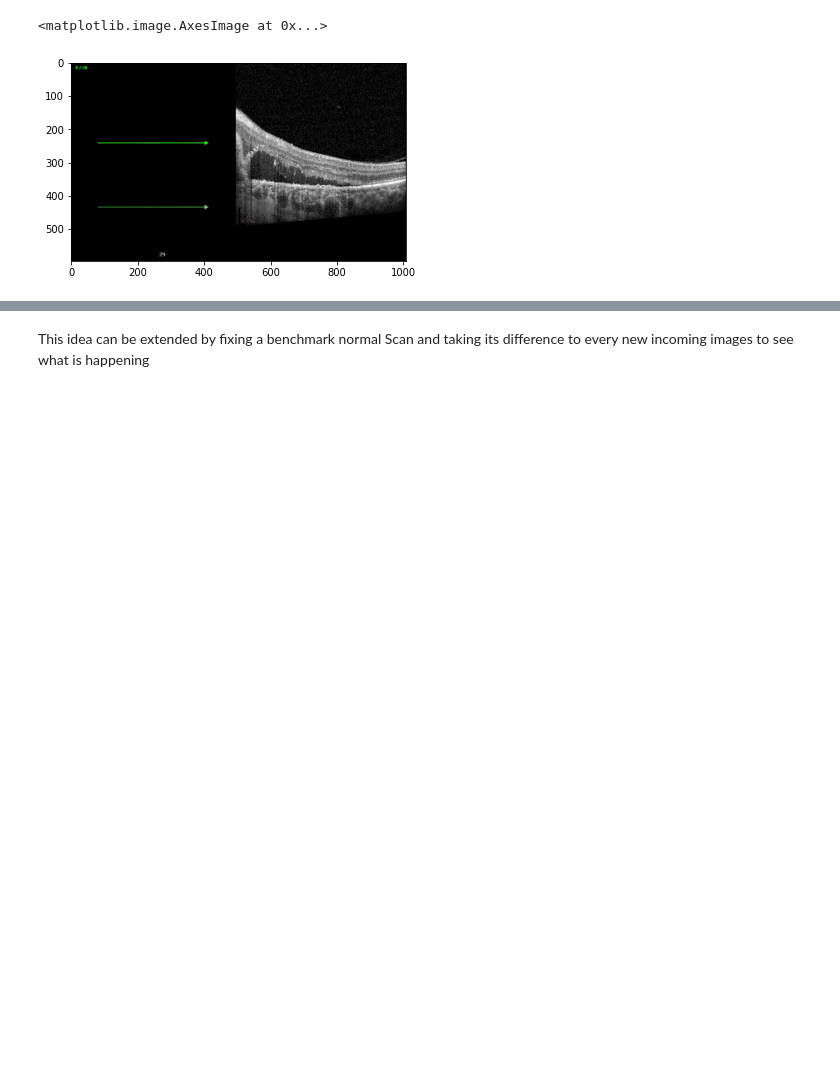
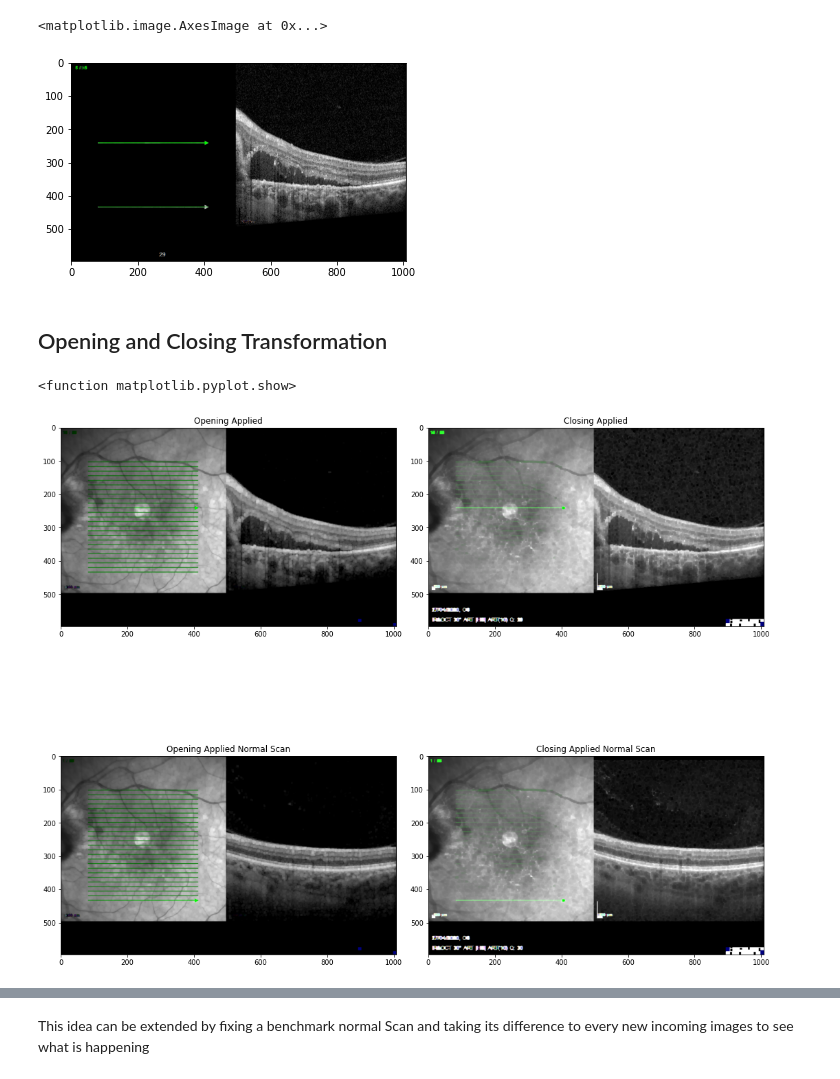
Before and after one commit to musman2012/imaging-research, a Jupyter notebook: OpenCV/WorkingwithOCTImages.ipynb, the cells around one changed output, grey strips where cells are left out. Saved outputs shown, nothing was run; the diff lists cells and outputs as text; code cells hidden in the pictures; blank space fills up the shorter version.

```diff
--- a/OpenCV/WorkingwithOCTImages.ipynb
+++ b/OpenCV/WorkingwithOCTImages.ipynb
@@ -116,3 +116,38 @@ plt.imshow(scan_diff(img, img_an))
 # %% [output]
 <matplotlib.image.AxesImage at 0x...>
 [figure]
+# %% [markdown]
+## Opening and Closing Transformation
+# %%
+kernel = np.ones((5,5),np.uint8)
+
+opening = cv.morphologyEx(img_an, cv.MORPH_OPEN, kernel)
+closing = cv.morphologyEx(img_an, cv.MORPH_CLOSE, kernel)
+
+opening_n = cv.morphologyEx(img, cv.MORPH_OPEN, kernel)
+closing_n = cv.morphologyEx(img, cv.MORPH_CLOSE, kernel)
+
+fig = plt.figure(figsize=(15, 15))
+plt1 = plt.subplot(221)
+plt.imshow(opening)
+
+plt2 = plt.subplot(222)
+plt.imshow(closing)
+
+plt3 = plt.subplot(223)
+plt.imshow(opening_n)
+
+plt4 = plt.subplot(224)
+plt.imshow(closing_n)
+
+plt1.title.set_text('Opening Applied')
+plt2.title.set_text('Closing Applied')
+
+plt3.title.set_text('Opening Applied Normal Scan')
+plt4.title.set_text('Closing Applied Normal Scan')
+
+plt.tight_layout()
+plt.show
+# %% [output]
+<function matplotlib.pyplot.show>
+[figure, added]
```
Also changed, not shown: parts of 6 cells of this notebook.
